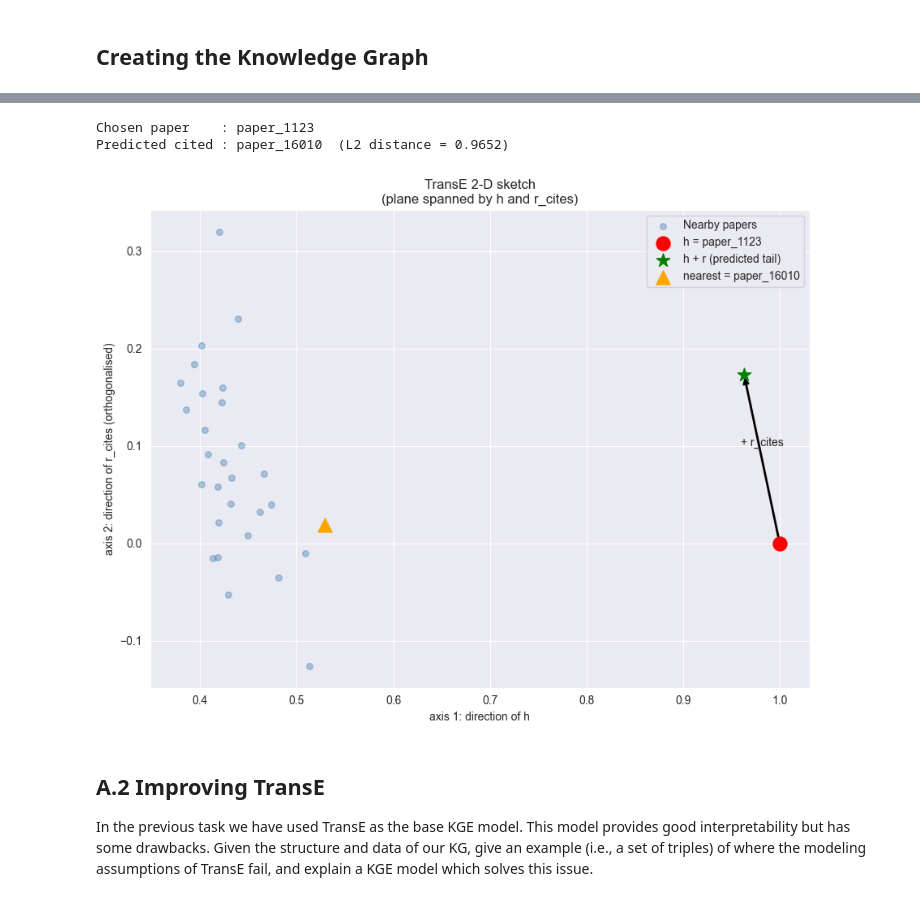
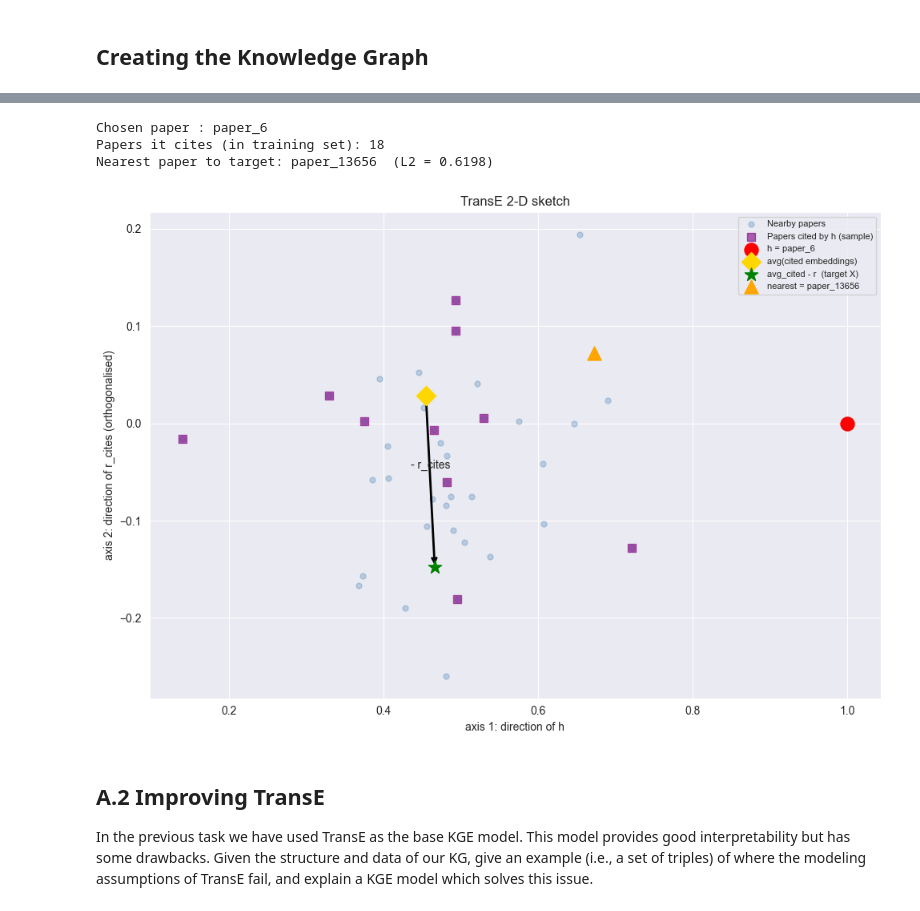
Before and after one commit to PabloRodriguezElvira/SDM_Lab3, a Jupyter notebook: Lab-Template.ipynb, the cells around one changed output, grey strips where cells are left out. Saved outputs shown, nothing was run; the diff lists cells and outputs as text; code cells hidden in the pictures.

```diff
--- a/Lab-Template.ipynb
+++ b/Lab-Template.ipynb
@@ -176,71 +166,89 @@ relation_to_id = result_transe.training.relation_to_id
 id_to_entity = {v: k for k, v in entity_to_id.items()}
 
 # Choose a paper
-chosen_paper = "paper_1123"
+chosen_paper = "paper_6"
 paper_id = entity_to_id[chosen_paper]
 cites_id = relation_to_id["cites"]
 
-# TransE reasoning: head + relation -> predicted tail
-# "A paper that cites works similar to those paper_0 may cite"
-# => paper_0 + r_cites  gives the embedding of the expected cited paper
-# => a paper X that cites similar works satisfies X ≈ paper_0 + r_cites - r_cites = paper_0
-# => equivalently, find X whose predicted tail (X + r_cites) is closest to (paper_0 + r_cites)
 h_emb = entity_embs[paper_id]
 r_emb = relation_embs[cites_id]
-predicted_tail = h_emb + r_emb  # embedding TransE predicts for paper_0's cited paper
 
-# Find the actual paper whose embedding is closest to predicted_tail
-distances = np.linalg.norm(entity_embs - predicted_tail, axis=1)
+# Find all papers that chosen_paper actually cites
+train_triples = result_transe.training.mapped_triples.numpy()
+cited_ids = train_triples[
+    (train_triples[:, 0] == paper_id) & (train_triples[:, 1] == cites_id), 2
+].tolist()
+print(f"Chosen paper : {chosen_paper}")
+print(f"Papers it cites (in training set): {len(cited_ids)}")
+
+# Average their embeddings -> centroid of cited works
+avg_cited = entity_embs[cited_ids].mean(axis=0)
+
+# TransE: a paper X that cites similar works satisfies X + r ≈ avg_cited
+# => X ≈ avg_cited - r
+target_emb = avg_cited - r_emb
+
+# Find the paper whose embedding is closest to target_emb
+distances = np.linalg.norm(entity_embs - target_emb, axis=1)
 distances[paper_id] = np.inf  # exclude chosen paper itself
 nearest_id = np.argmin(distances)
 nearest_paper = id_to_entity[nearest_id]
 
-print(f"Chosen paper    : {chosen_paper}")
-print(f"Predicted cited : {nearest_paper}  (L2 distance = {distances[nearest_id]:.4f})")
+print(f"Nearest paper to target: {nearest_paper}  (L2 = {distances[nearest_id]:.4f})")
 # %% [output]
-Chosen paper    : paper_1123
-Predicted cited : paper_16010  (L2 distance = 0.9652)
+Chosen paper : paper_6
+Papers it cites (in training set): 18
+Nearest paper to target: paper_13656  (L2 = 0.6198)
 # %%
 import matplotlib.pyplot as plt
 import numpy as np
 
 def project_plane(vecs, u, v):
     e1 = u / (np.linalg.norm(u) + 1e-12)
     v2 = v - np.dot(v, e1) * e1
     e2 = v2 / (np.linalg.norm(v2) + 1e-12)
     return vecs @ np.stack([e1, e2], axis=1)
 
+# Points to plot: neighbours of target + key vectors
 k = 30
-all_distances = np.linalg.norm(entity_embs - predicted_tail, axis=1)
+all_distances = np.linalg.norm(entity_embs - target_emb, axis=1)
 top_k_ids = np.argsort(all_distances)[:k].tolist()
-plot_ids = list(set(top_k_ids + [paper_id, nearest_id]))
+plot_ids = list(set(top_k_ids + [paper_id, nearest_id] + cited_ids[:10]))
 
-pts = np.vstack([entity_embs[plot_ids], predicted_tail.reshape(1, -1)])
-pts_2d = project_plane(pts, h_emb, r_emb)
-h_2d   = project_plane(h_emb.reshape(1, -1), h_emb, r_emb)[0]
-pt_2d  = pts_2d[-1]
-nn_2d  = project_plane(entity_embs[nearest_id].reshape(1, -1), h_emb, r_emb)[0]
+# Stack all points including avg_cited and target_emb as extra rows
+extra = np.vstack([avg_cited.reshape(1, -1), target_emb.reshape(1, -1)])
+pts = np.vstack([entity_embs[plot_ids], extra])
 
-fig, ax = plt.subplots(figsize=(9, 7))
-ax.scatter(pts_2d[:-1, 0], pts_2d[:-1, 1], c="steelblue", alpha=0.4, s=30, label="Nearby papers")
-ax.scatter(h_2d[0],  h_2d[1],  c="red",    s=150, zorder=5, label=f"h = {chosen_paper}")
-ax.scatter(pt_2d[0], pt_2d[1], c="green",  s=150, marker="*", zorder=5, label="h + r (predicted tail)")
-ax.scatter(nn_2d[0], nn_2d[1], c="orange", s=150, marker="^", zorder=5, label=f"nearest = {nearest_paper}")
+pts_2d     = project_plane(pts, h_emb, r_emb)
+h_2d       = project_plane(h_emb.reshape(1,      -1), h_emb, r_emb)[0]
+avg_2d     = pts_2d[-2]   # avg_cited
+target_2d  = pts_2d[-1]   # target = avg_cited - r
+nn_2d      = project_plane(entity_embs[nearest_id].reshape(1, -1), h_emb, r_emb)[0]
+cited_2d   = project_plane(entity_embs[cited_ids[:10]], h_emb, r_emb)
 
-ax.annotate("", xy=pt_2d, xytext=h_2d,
+fig, ax = plt.subplots(figsize=(10, 7))
+ax.scatter(pts_2d[:-2, 0], pts_2d[:-2, 1], c="steelblue", alpha=0.3, s=25, label="Nearby papers")
+ax.scatter(cited_2d[:, 0], cited_2d[:, 1],  c="purple",   alpha=0.6, s=60, marker="s", label="Papers cited by h (sample)")
+ax.scatter(h_2d[0],       h_2d[1],       c="red",    s=150, zorder=5, label=f"h = {chosen_paper}")
+ax.scatter(avg_2d[0],     avg_2d[1],     c="gold",   s=150, zorder=5, marker="D", label="avg(cited embeddings)")
+ax.scatter(target_2d[0],  target_2d[1],  c="green",  s=150, zorder=5, marker="*", label="avg_cited - r  (target X)")
+ax.scatter(nn_2d[0],      nn_2d[1],      c="orange", s=150, zorder=5, marker="^", label=f"nearest = {nearest_paper}")
+
+# Arrow: avg_cited -> target  (subtracting r)
+ax.annotate("", xy=target_2d, xytext=avg_2d,
             arrowprops=dict(arrowstyle="->", color="black", lw=2))
 span = pts_2d[:, 1].max() - pts_2d[:, 1].min()
-mid = (h_2d + pt_2d) / 2
-ax.text(mid[0], mid[1] + span * 0.03, "+ r_cites", fontsize=10, ha="center")
+mid = (avg_2d + target_2d) / 2
+ax.text(mid[0], mid[1] + span * 0.03, "- r_cites", fontsize=10, ha="center")
 
-ax.set_title("TransE 2-D sketch\n(plane spanned by h and r_cites)")
+ax.set_title("TransE 2-D sketch")
 ax.set_xlabel("axis 1: direction of h")
 ax.set_ylabel("axis 2: direction of r_cites (orthogonalised)")
-ax.legend()
+ax.legend(loc="upper right", fontsize=8, bbox_to_anchor=(1, 1))
 plt.tight_layout()
 plt.show()
 # %% [output]
-[figure, old version]
+[figure, new version]
 # %% [markdown]
 ## **A.2 Improving TransE**
 
```
Also changed, not shown: parts of 11 cells of this notebook, 2 other files.
